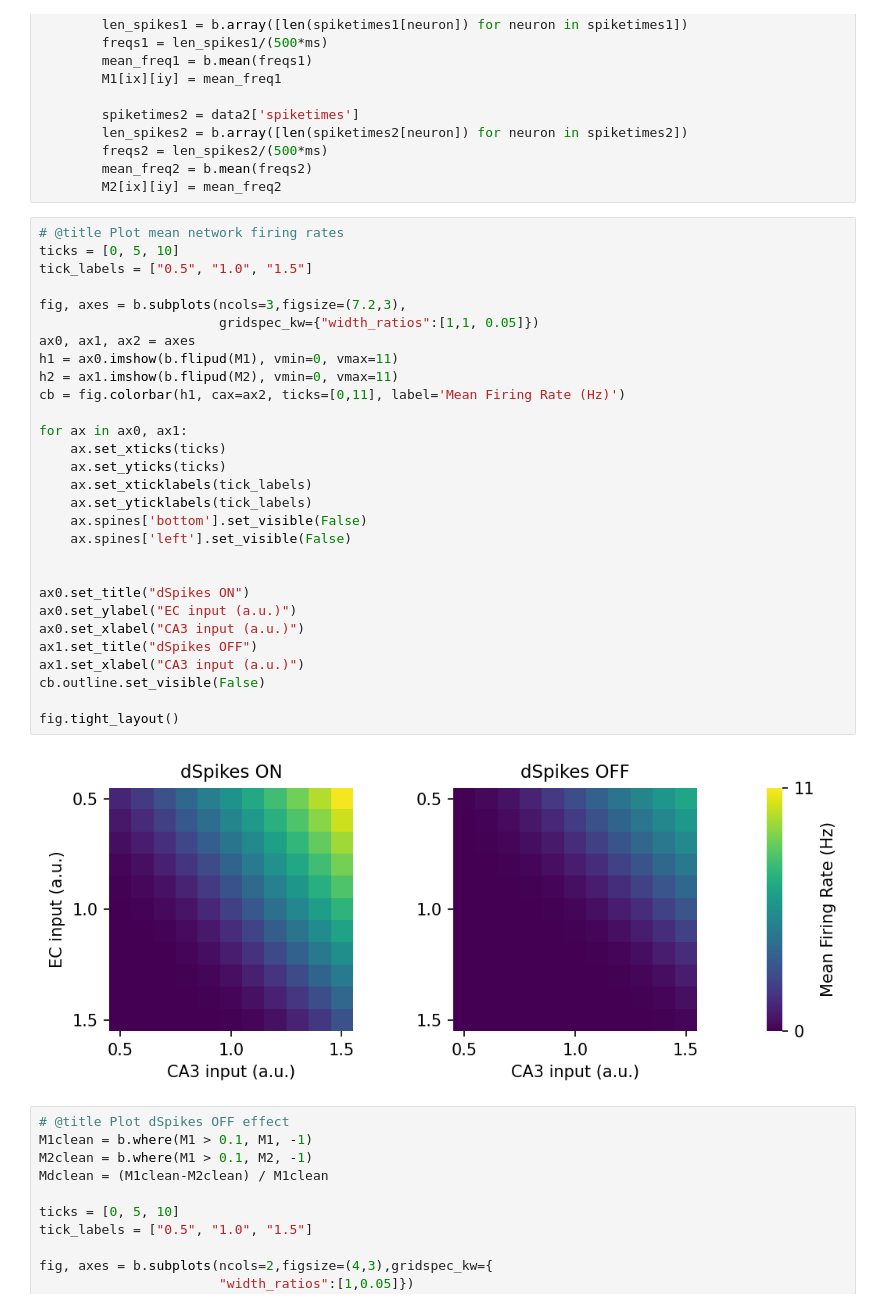
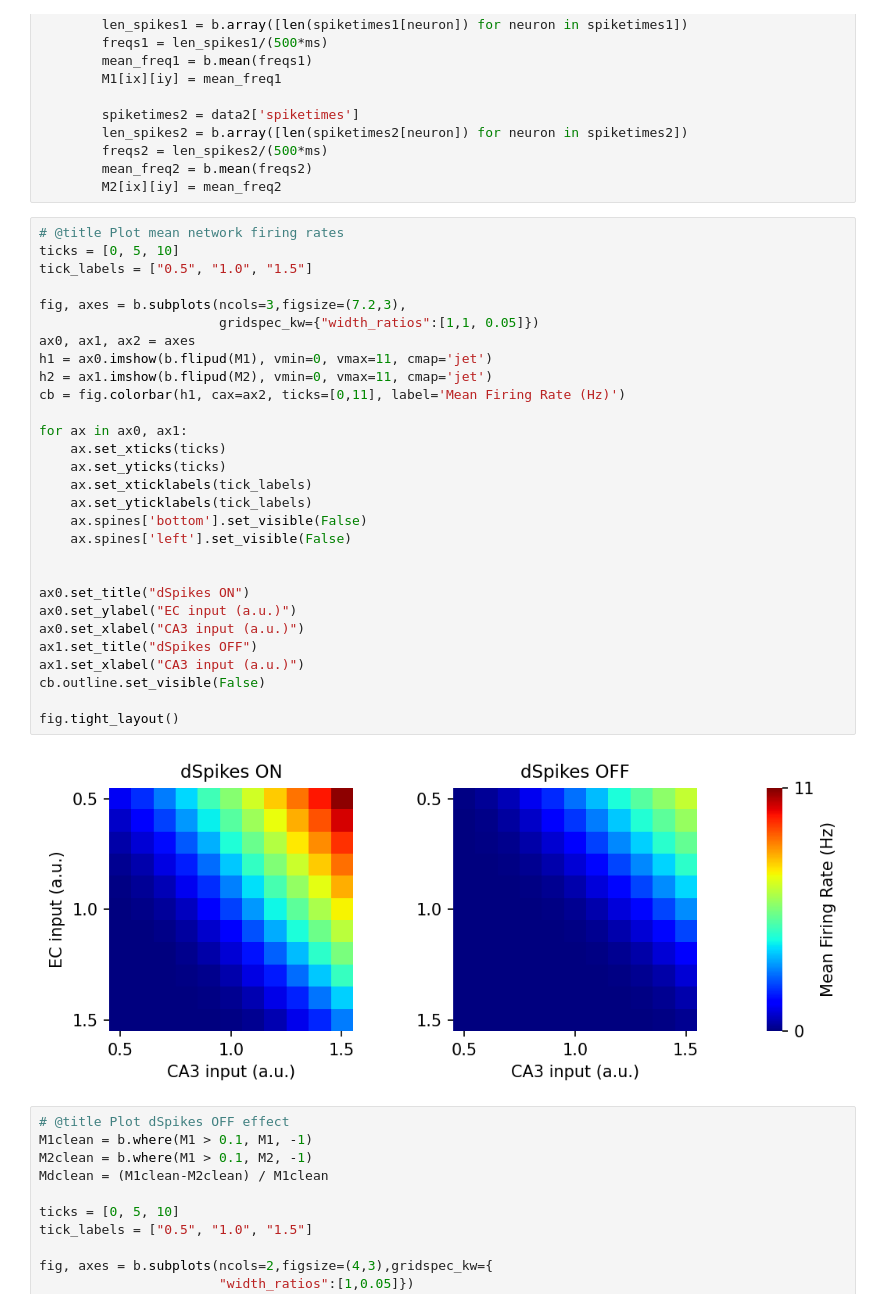
Before and after one commit to mpgl/dendrify-old-see-readme, a Jupyter notebook: Fig7-notebook.ipynb, the cells around one changed output. Drawn from its saved outputs; the diff is of its cells as text.

```diff
--- a/Fig7-notebook.ipynb
+++ b/Fig7-notebook.ipynb
@@ -115,34 +116,34 @@ for ix, x in enumerate(ec_freqs):
 # %%
 # @title Plot mean network firing rates
 ticks = [0, 5, 10]
 tick_labels = ["0.5", "1.0", "1.5"]
 
 fig, axes = b.subplots(ncols=3,figsize=(7.2,3),
                        gridspec_kw={"width_ratios":[1,1, 0.05]})
 ax0, ax1, ax2 = axes
-h1 = ax0.imshow(b.flipud(M1), vmin=0, vmax=11)
-h2 = ax1.imshow(b.flipud(M2), vmin=0, vmax=11)
+h1 = ax0.imshow(b.flipud(M1), vmin=0, vmax=11, cmap='jet')
+h2 = ax1.imshow(b.flipud(M2), vmin=0, vmax=11, cmap='jet')
 cb = fig.colorbar(h1, cax=ax2, ticks=[0,11], label='Mean Firing Rate (Hz)')
 
 for ax in ax0, ax1:
     ax.set_xticks(ticks)
     ax.set_yticks(ticks)
     ax.set_xticklabels(tick_labels)
     ax.set_yticklabels(tick_labels)
     ax.spines['bottom'].set_visible(False)
     ax.spines['left'].set_visible(False)
 
 
 ax0.set_title("dSpikes ON")
 ax0.set_ylabel("EC input (a.u.)")
 ax0.set_xlabel("CA3 input (a.u.)")
 ax1.set_title("dSpikes OFF")
 ax1.set_xlabel("CA3 input (a.u.)")
 cb.outline.set_visible(False)
 
 fig.tight_layout()
 # %% [output]
-[figure, old version]
+[figure, new version]
 # %%
 # @title Plot dSpikes OFF effect
 M1clean = b.where(M1 > 0.1, M1, -1)
```
Also changed, not shown: parts of 4 cells of this notebook.
